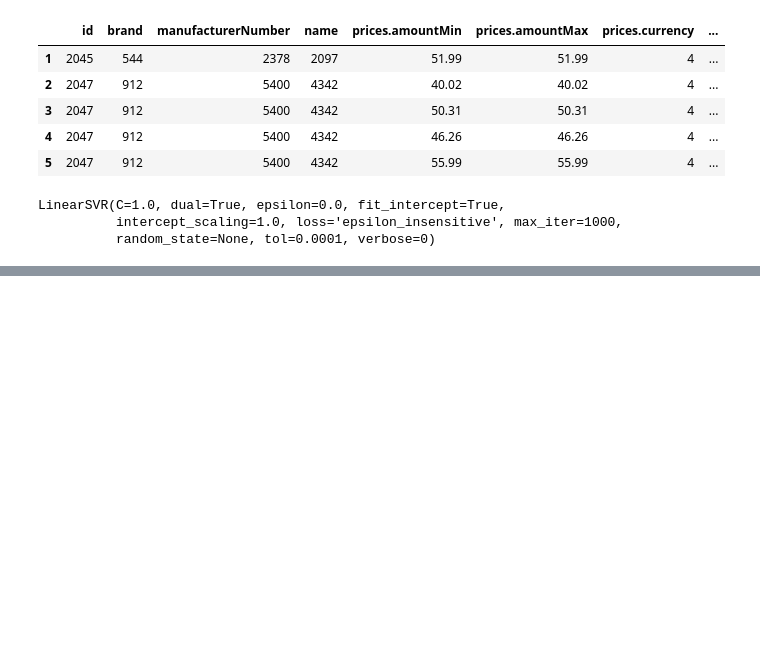
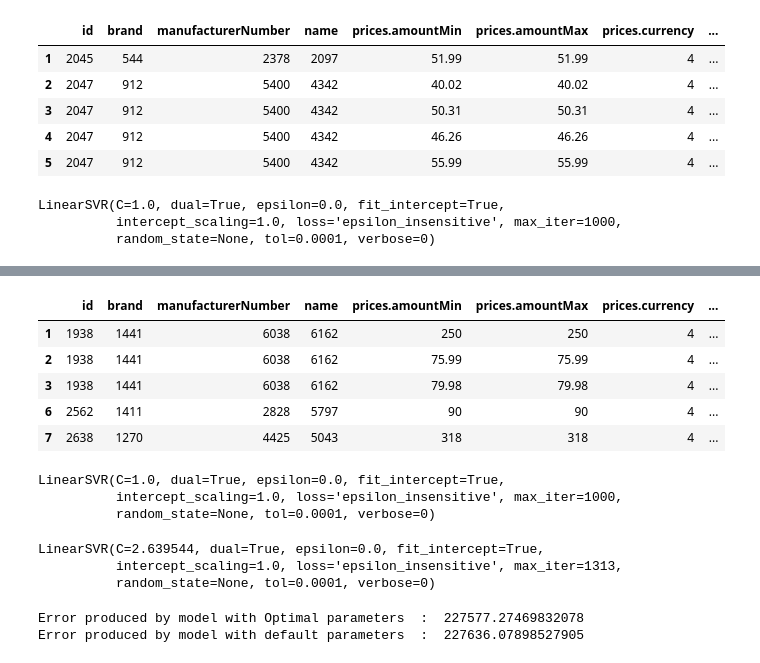
Before and after one commit to bigb0ss/Retail-datasets, a Jupyter notebook: Harris_Hawks_Optimization_Algorithm.ipynb, the cells around one changed output, grey strips where cells are left out. Cells and saved outputs as stored; diff of their text form; code cells hidden in the pictures; blank space fills up the shorter version.

```diff
--- a/Harris_Hawks_Optimization_Algorithm.ipynb
+++ b/Harris_Hawks_Optimization_Algorithm.ipynb
@@ -401,0 +420,3 @@ Error produced by model with default parameters  :  98011.6785935482
+# %%
+data.dropna(inplace=True)
+data.nunique()
@@ -401,0 +433,14 @@ Error produced by model with default parameters  :  98011.6785935482
+# %%
+encode_list=[0,1,2,3,6,7]
+for i in encode_list:
+  labelencoder.fit(data.iloc[:,i])
+  data.iloc[:,i]=labelencoder.transform(data.iloc[:,i])
+# %%
+data.head()
+# %% [output]
+|  | id | brand | manufacturerNumber | name | prices.amountMin | prices.amountMax | prices.currency | ... |
+| 1 | 1938 | 1441 | 6038 | 6162 | 250 | 250 | 4 | ... |
+| 2 | 1938 | 1441 | 6038 | 6162 | 75.99 | 75.99 | 4 | ... |
+| 3 | 1938 | 1441 | 6038 | 6162 | 79.98 | 79.98 | 4 | ... |
+| 6 | 2562 | 1411 | 2828 | 5797 | 90 | 90 | 4 | ... |
+| 7 | 2638 | 1270 | 4425 | 5043 | 318 | 318 | 4 | ... |
@@ -401,0 +451,19 @@ Error produced by model with default parameters  :  98011.6785935482
+# %%
+scr.fit(X,y)
+# %% [output]
+LinearSVR(C=1.0, dual=True, epsilon=0.0, fit_intercept=True,
+          intercept_scaling=1.0, loss='epsilon_insensitive', max_iter=1000,
+          random_state=None, tol=0.0001, verbose=0)
+# %%
+eff_model.fit(X,y)
+# %% [output]
+LinearSVR(C=2.639544, dual=True, epsilon=0.0, fit_intercept=True,
+          intercept_scaling=1.0, loss='epsilon_insensitive', max_iter=1313,
+          random_state=None, tol=0.0001, verbose=0)
+# %%
+print("Error produced by model with Optimal parameters  : ",mean_squared_error(y,eff_model.predict(X)))
+
+print("Error produced by model with default parameters  : ",mean_squared_error(y,scr.predict(X)))
+# %% [output]
+Error produced by model with Optimal parameters  :  227577.27469832078
+Error produced by model with default parameters  :  227636.07898527905
```
Also changed, not shown: parts of 13 cells of this notebook.
